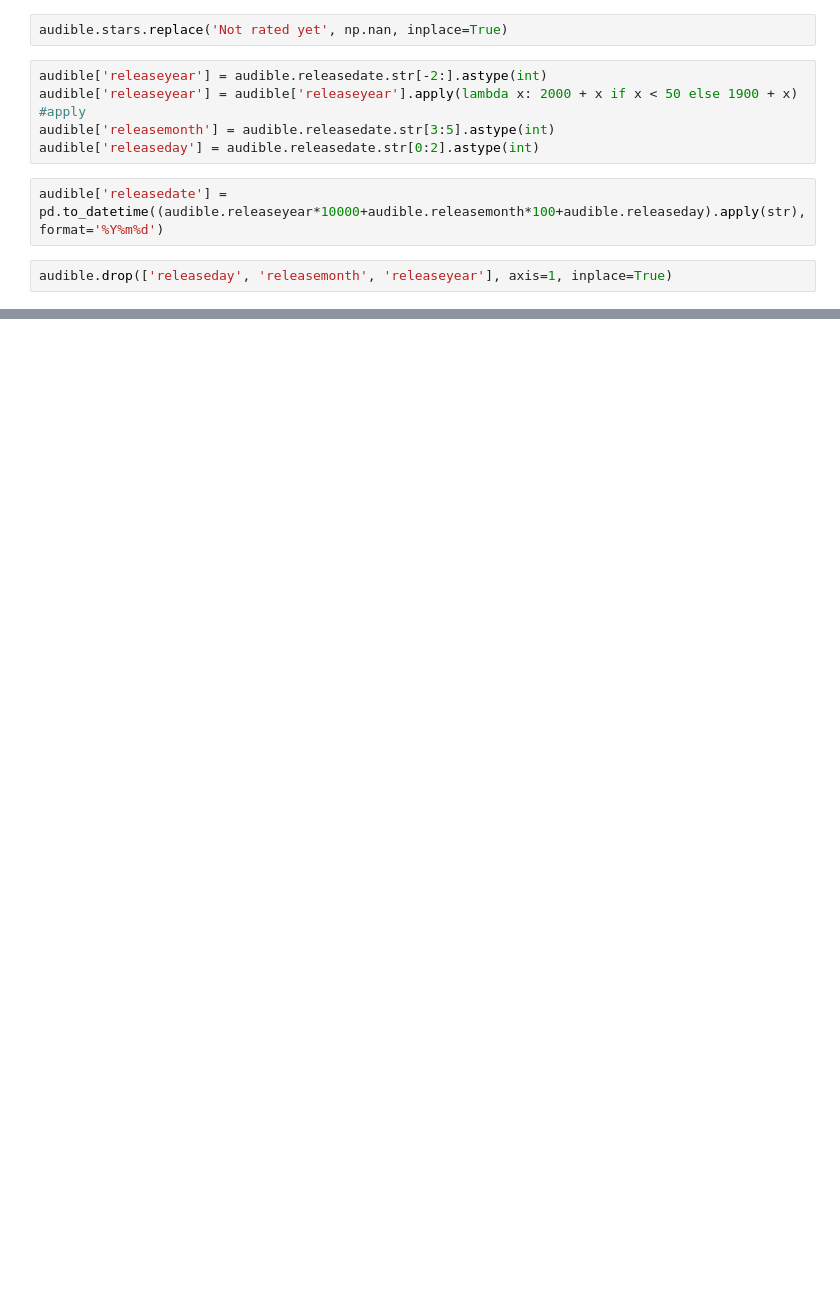
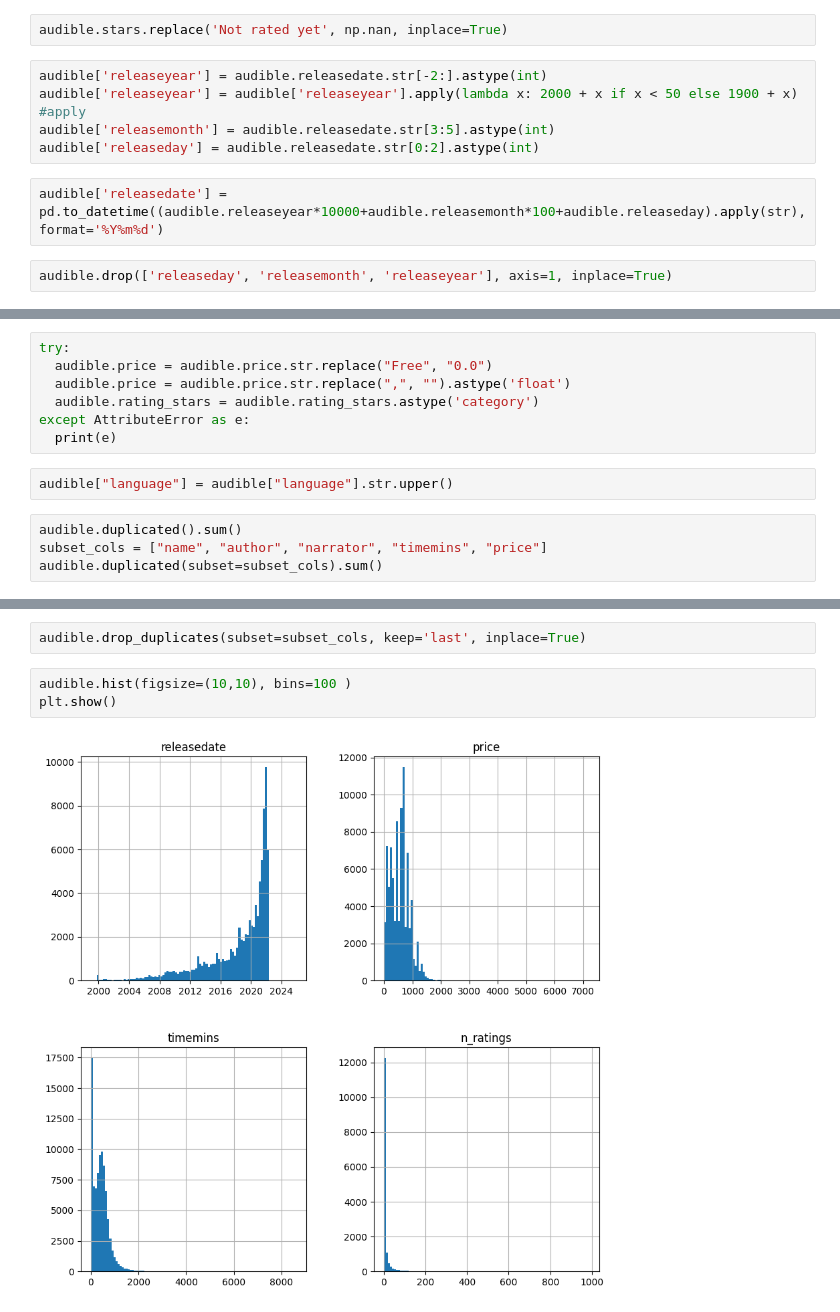
Before and after one commit to JarekMaleszyk/data-science-bootcamp, a Jupyter notebook: clean_audible_data.ipynb, the cells around one changed output, grey strips where cells are left out. Cells and saved outputs as stored; diff of their text form; blank space fills up the shorter version.

```diff
--- a/clean_audible_data.ipynb
+++ b/clean_audible_data.ipynb
@@ -48,0 +62,13 @@ audible
+# %%
+try:
+  audible.price = audible.price.str.replace("Free", "0.0")
+  audible.price = audible.price.str.replace(",", "").astype('float')
+  audible.rating_stars = audible.rating_stars.astype('category')
+except AttributeError as e:
+  print(e)
+# %%
+audible["language"] = audible["language"].str.upper()
+# %%
+audible.duplicated().sum()
+subset_cols = ["name", "author", "narrator", "timemins", "price"]
+audible.duplicated(subset=subset_cols).sum()
@@ -48,0 +93,7 @@ audible
+# %%
+audible.drop_duplicates(subset=subset_cols, keep='last', inplace=True)
+# %%
+audible.hist(figsize=(10,10), bins=100 )
+plt.show()
+# %% [output]
+[figure, added]
```
Also changed, not shown: parts of 9 cells of this notebook.
